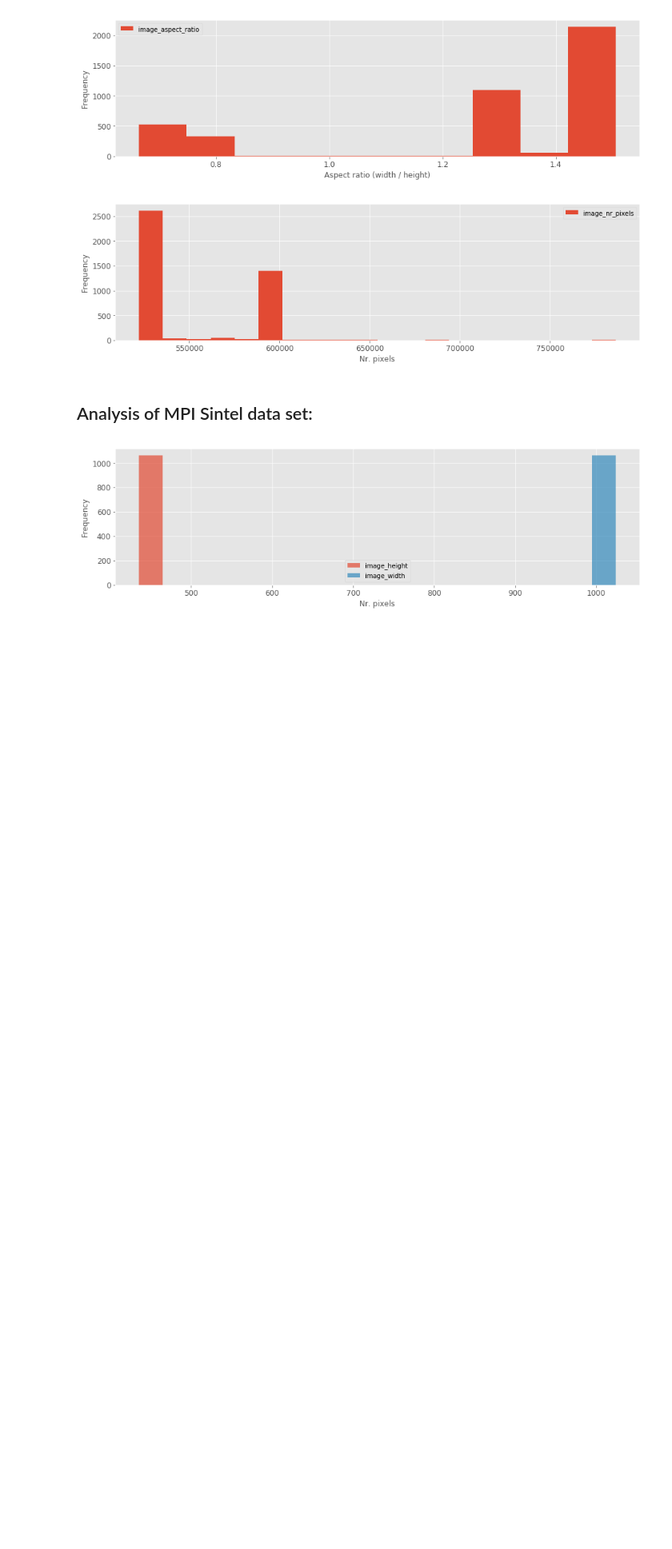
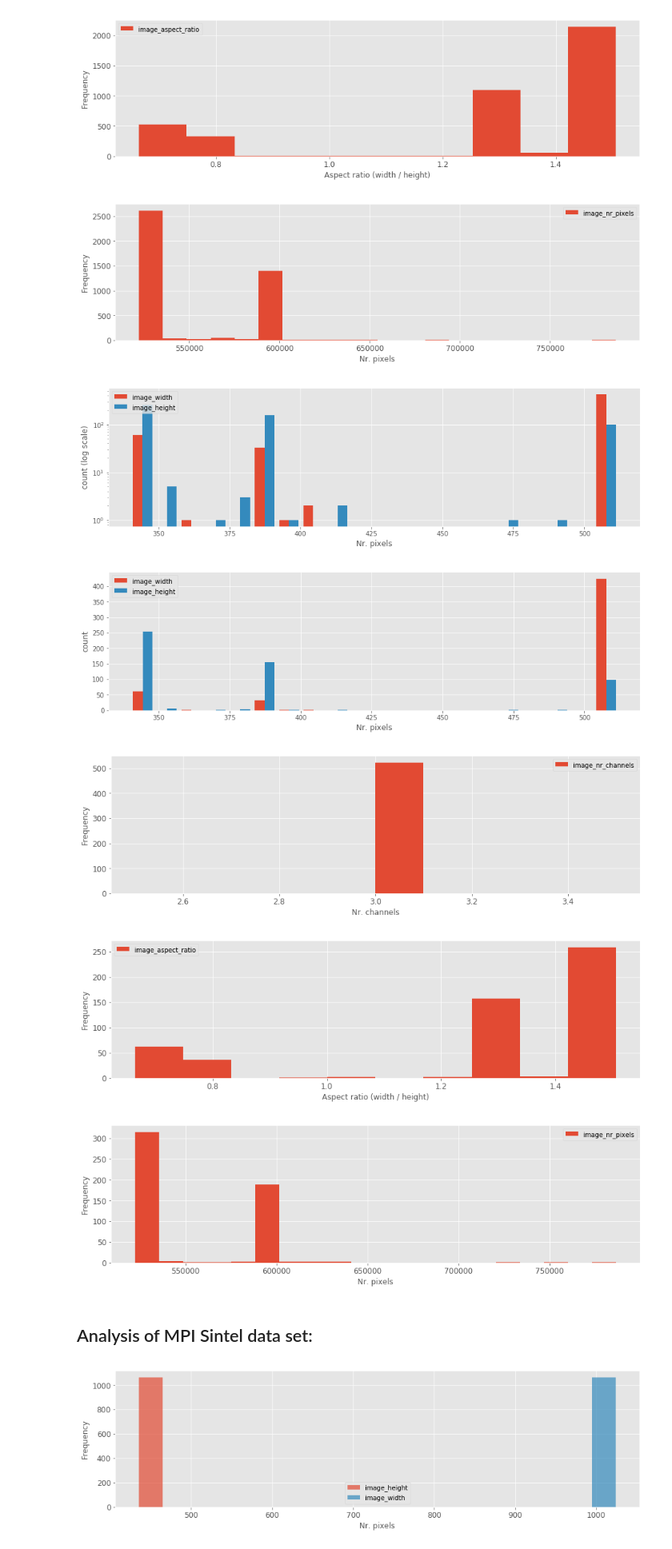
Before and after one commit to phthaloc/intrinsic_image_decomposition, a Jupyter notebook: data_analysis.ipynb, the cells around one changed output. Shown at 80% size. Saved outputs shown, nothing was run; the diff lists cells and outputs as text; code cells hidden in the pictures; blank space fills up the shorter version.

```diff
--- a/data_analysis.ipynb
+++ b/data_analysis.ipynb
@@ -6,7 +6,7 @@ import pandas as pd
 import matplotlib.pyplot as plt
 plt.style.use('ggplot')
 # %%
-data_dir = 'data/'
+data_dir = '/usr/udo/data/'
 # %%
 df_iiw = pd.read_csv(filepath_or_buffer=data_dir + 'data_iiw_complete.csv', sep=',',
                      names=['image_path', 'label_path'])
@@ -194,6 +194,14 @@ plot_stats(df_iiw_train_analysis, prefix='image_')
 [figure]
 [figure]
 [figure]
+# %%
+plot_stats(df_iiw_valid_analysis, prefix='image_')
+# %% [output]
+[figure, added]
+[figure, added]
+[figure, added]
+[figure, added]
+[figure, added]
 # %% [markdown]
 ## Analysis of MPI Sintel data set:
 # %%
```
Also changed, not shown: parts of 1 cell of this notebook.
